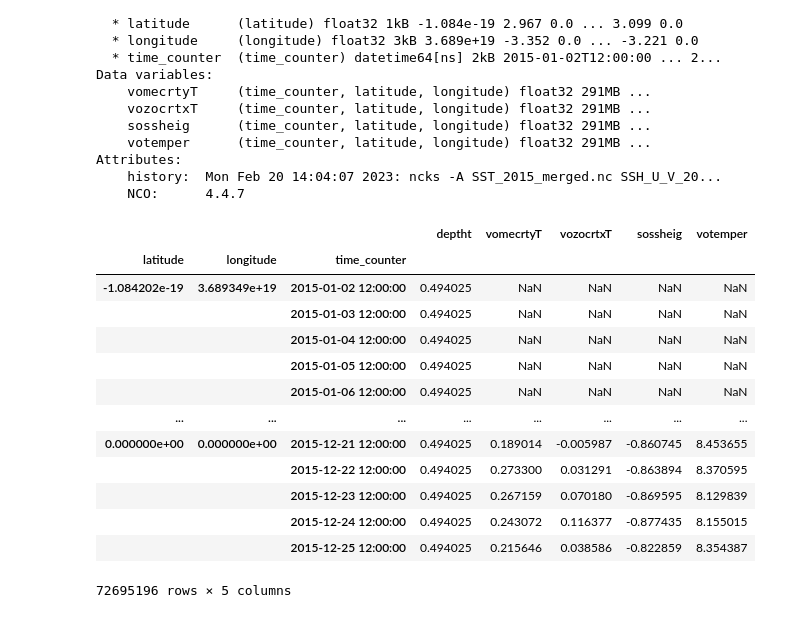
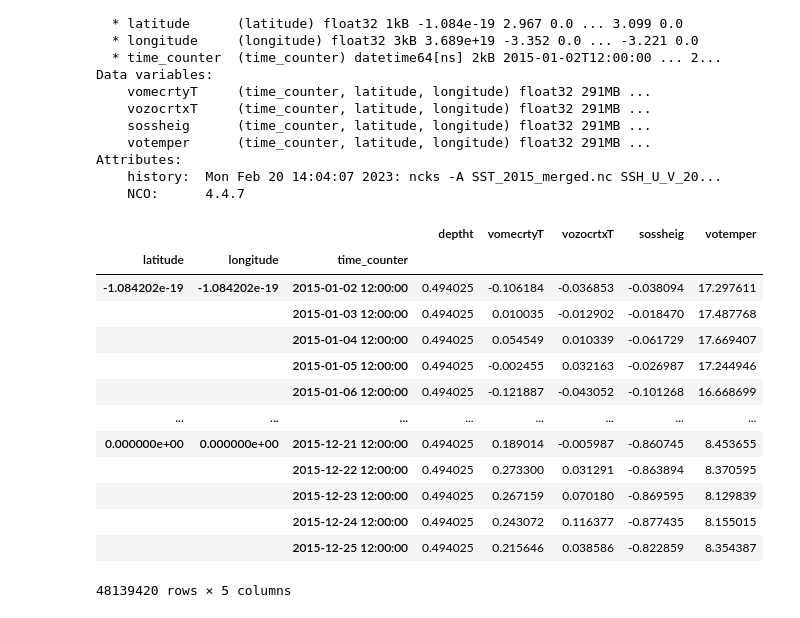
Before and after one commit to julesmf/la_rondelle, a Jupyter notebook: mainJ.ipynb, the cells around one changed output. Cells and saved outputs as stored; diff of their text form; code cells hidden in the pictures.

```diff
--- a/mainJ.ipynb
+++ b/mainJ.ipynb
@@ -24,19 +24,20 @@ Attributes:
     NCO:      4.4.7
 # %%
 df = ds.to_dataframe()
+df = df.dropna()
 df
 # %% [output]
 |  |  |  | deptht | vomecrtyT | vozocrtxT | sossheig | votemper |
 | latitude | longitude | time_counter |  |  |  |  |  |
-| -1.084202e-19 | 3.689349e+19 | 2015-01-02 12:00:00 | 0.494025 | NaN | NaN | NaN | NaN |
-|  |  | 2015-01-03 12:00:00 | 0.494025 | NaN | NaN | NaN | NaN |
-|  |  | 2015-01-04 12:00:00 | 0.494025 | NaN | NaN | NaN | NaN |
-|  |  | 2015-01-05 12:00:00 | 0.494025 | NaN | NaN | NaN | NaN |
-|  |  | 2015-01-06 12:00:00 | 0.494025 | NaN | NaN | NaN | NaN |
+| -1.084202e-19 | -1.084202e-19 | 2015-01-02 12:00:00 | 0.494025 | -0.106184 | -0.036853 | -0.038094 | 17.297611 |
+|  |  | 2015-01-03 12:00:00 | 0.494025 | 0.010035 | -0.012902 | -0.018470 | 17.487768 |
+|  |  | 2015-01-04 12:00:00 | 0.494025 | 0.054549 | 0.010339 | -0.061729 | 17.669407 |
+|  |  | 2015-01-05 12:00:00 | 0.494025 | -0.002455 | 0.032163 | -0.026987 | 17.244946 |
+|  |  | 2015-01-06 12:00:00 | 0.494025 | -0.121887 | -0.043052 | -0.101268 | 16.668699 |
 | ... | ... | ... | ... | ... | ... | ... | ... |
 | 0.000000e+00 | 0.000000e+00 | 2015-12-21 12:00:00 | 0.494025 | 0.189014 | -0.005987 | -0.860745 | 8.453655 |
 |  |  | 2015-12-22 12:00:00 | 0.494025 | 0.273300 | 0.031291 | -0.863894 | 8.370595 |
 |  |  | 2015-12-23 12:00:00 | 0.494025 | 0.267159 | 0.070180 | -0.869595 | 8.129839 |
 |  |  | 2015-12-24 12:00:00 | 0.494025 | 0.243072 | 0.116377 | -0.877435 | 8.155015 |
 |  |  | 2015-12-25 12:00:00 | 0.494025 | 0.215646 | 0.038586 | -0.822859 | 8.354387 |
-72695196 rows × 5 columns
+48139420 rows × 5 columns
```
Also changed, not shown: parts of 1 cell of this notebook, 1 other file.
